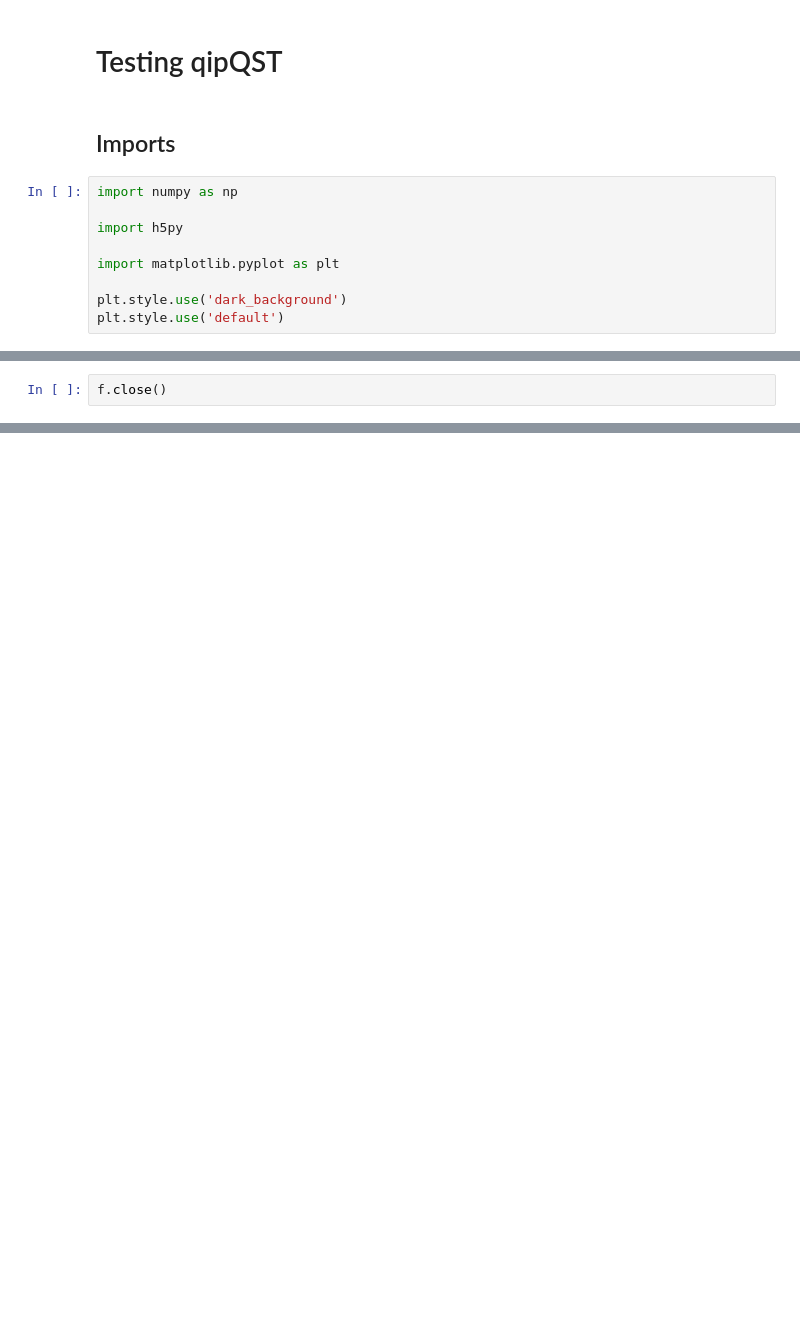
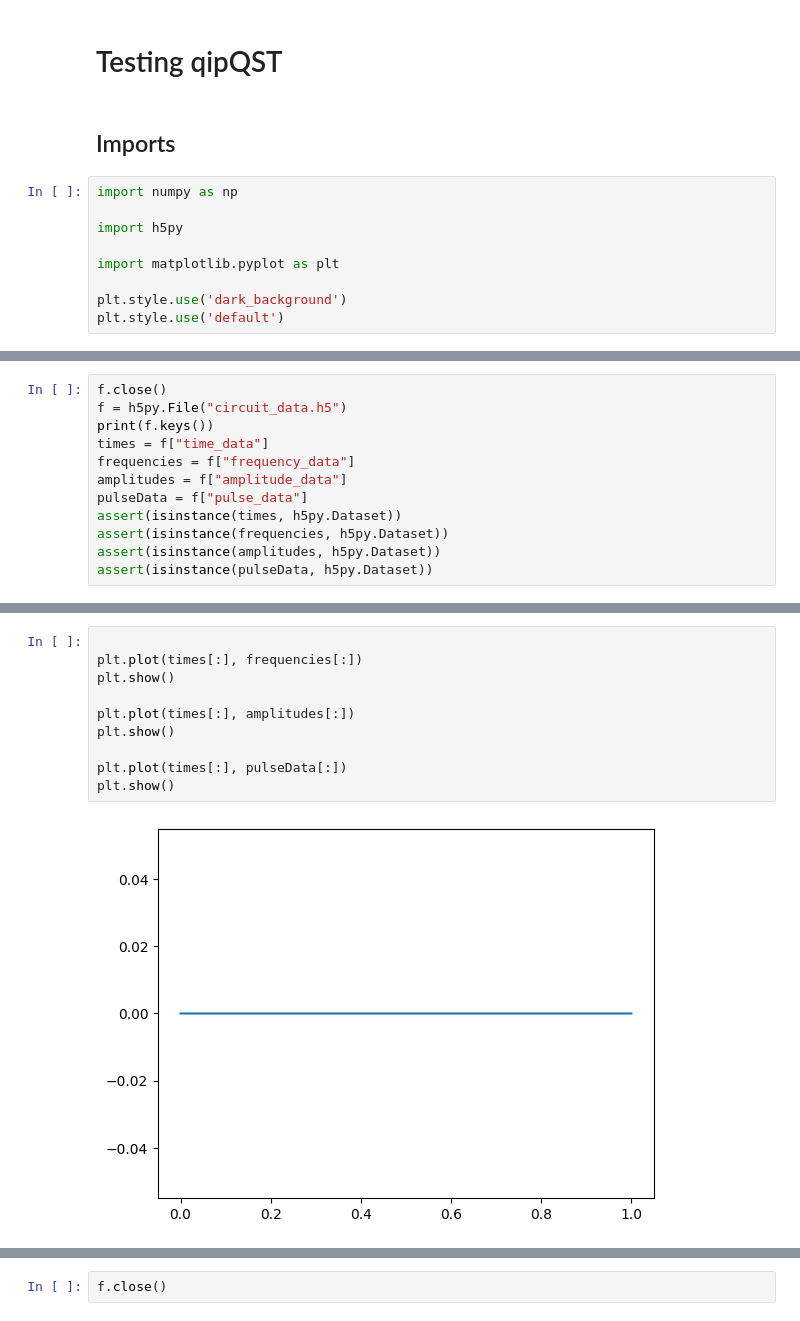
Before and after one commit to Slippery-Chickenz/qipQubitSimTools, a Jupyter notebook: example.ipynb, the cells around one changed output, grey strips where cells are left out. Cells and saved outputs as stored; diff of their text form; blank space fills up the shorter version.

```diff
--- a/example.ipynb
+++ b/example.ipynb
@@ -75,2 +110,12 @@ plt.show()
 # %%
 f.close()
+f = h5py.File("circuit_data.h5")
+print(f.keys())
+times = f["time_data"]
+frequencies = f["frequency_data"]
+amplitudes = f["amplitude_data"]
+pulseData = f["pulse_data"]
+assert(isinstance(times, h5py.Dataset))
+assert(isinstance(frequencies, h5py.Dataset))
+assert(isinstance(amplitudes, h5py.Dataset))
+assert(isinstance(pulseData, h5py.Dataset))
@@ -141,0 +124,12 @@ plt.show()
+# %%
+
+plt.plot(times[:], frequencies[:])
+plt.show()
+
+plt.plot(times[:], amplitudes[:])
+plt.show()
+
+plt.plot(times[:], pulseData[:])
+plt.show()
+# %% [output]
+[figure, added]
@@ -141,0 +138,2 @@ plt.show()
+# %%
+f.close()
```
Also changed, not shown: parts of 13 cells of this notebook, 23 other files.
